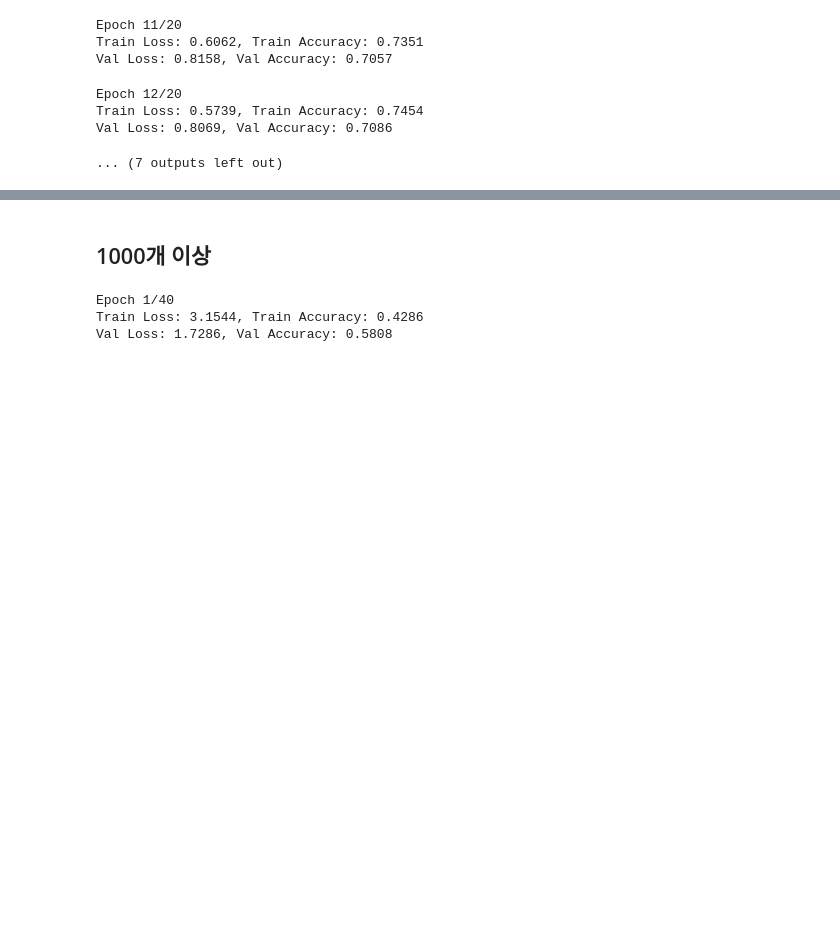
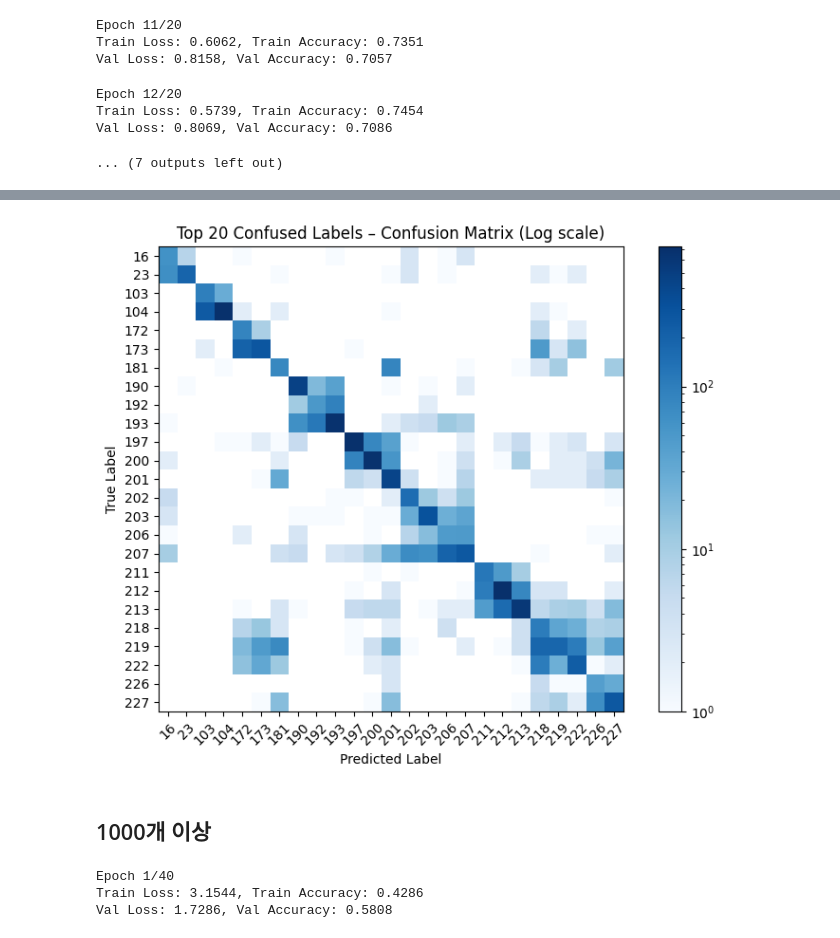
Before and after one commit to yudam-J/KDC-classification-with-BERT, a Jupyter notebook: KDC_classification(KoBERT_최소레코드_25_2_13).ipynb, the cells around one changed output, grey strips where cells are left out. Drawn from its saved outputs; the diff is of its cells as text; code cells hidden in the pictures; blank space fills up the shorter version.

```diff
--- a/KDC_classification(KoBERT_최소레코드_25_2_13).ipynb
+++ b/KDC_classification(KoBERT_최소레코드_25_2_13).ipynb
@@ -1115,3 +1472,54 @@ True: 843.0, Predicted: 843, Count: 160
+# %%
+import numpy as np
+import matplotlib.pyplot as plt
+from sklearn.metrics import confusion_matrix, ConfusionMatrixDisplay
+from matplotlib.colors import LogNorm
+
+# 1) 전체 혼동행렬 → 오분류 행렬
+conf_matrix = confusion_matrix(test_labels, test_preds)
+error_matrix = conf_matrix.copy()
+np.fill_diagonal(error_matrix, 0)
+
+# 2) 상위 20개 오분류 인덱스(내림차순)
+flat_idxs = np.argsort(error_matrix.flatten())[::-1]
+top_k = 20
+top_idxs = flat_idxs[:top_k]
+row_idx, col_idx = np.unravel_index(top_idxs, error_matrix.shape)
+
+# 3) 관심 있는 라벨 인덱스 & 문자열 라벨
+labels_of_interest_idx = sorted(set(row_idx.tolist() + col_idx.tolist()))
+display_labels = [class_names[i] for i in labels_of_interest_idx]
+
+# 4) 부분 혼동행렬 계산
+sub_cm = confusion_matrix(
+    test_labels,
+    test_preds,
+    labels=labels_of_interest_idx
+)
+
+# 5) LogNorm 설정
+norm = LogNorm(vmin=1, vmax=sub_cm.max())
+
+# 6) 시각화
+fig, ax = plt.subplots(figsize=(8, 6))
+disp = ConfusionMatrixDisplay(confusion_matrix=sub_cm, display_labels=display_labels)
+disp.plot(
+    cmap=plt.cm.Blues,
+    include_values=False,
+    xticks_rotation=45,
+    ax=ax
+)
+
+# ⚙️ 이미지에 로그 스케일 적용
+disp.im_.set_norm(norm)
+
+plt.title("Top 20 Confused Labels – Confusion Matrix (Log scale)")
+plt.xlabel("Predicted Label")
+plt.ylabel("True Label")
+plt.tight_layout()
+plt.show()
+# %% [output]
+[figure, added]
 # %% [markdown]
 ## 1000개 이상
 # %%
```
Also changed, not shown: parts of 17 cells of this notebook.
